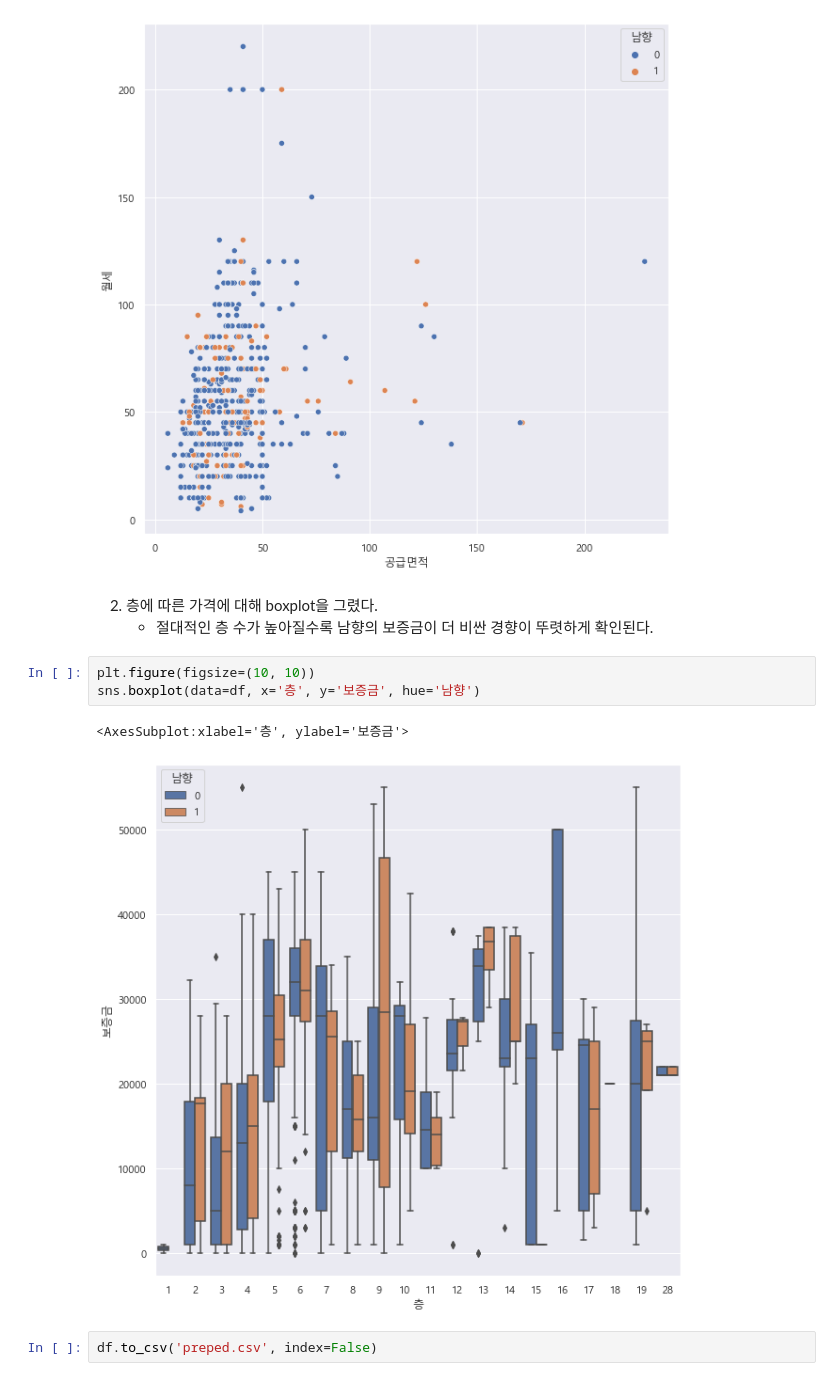
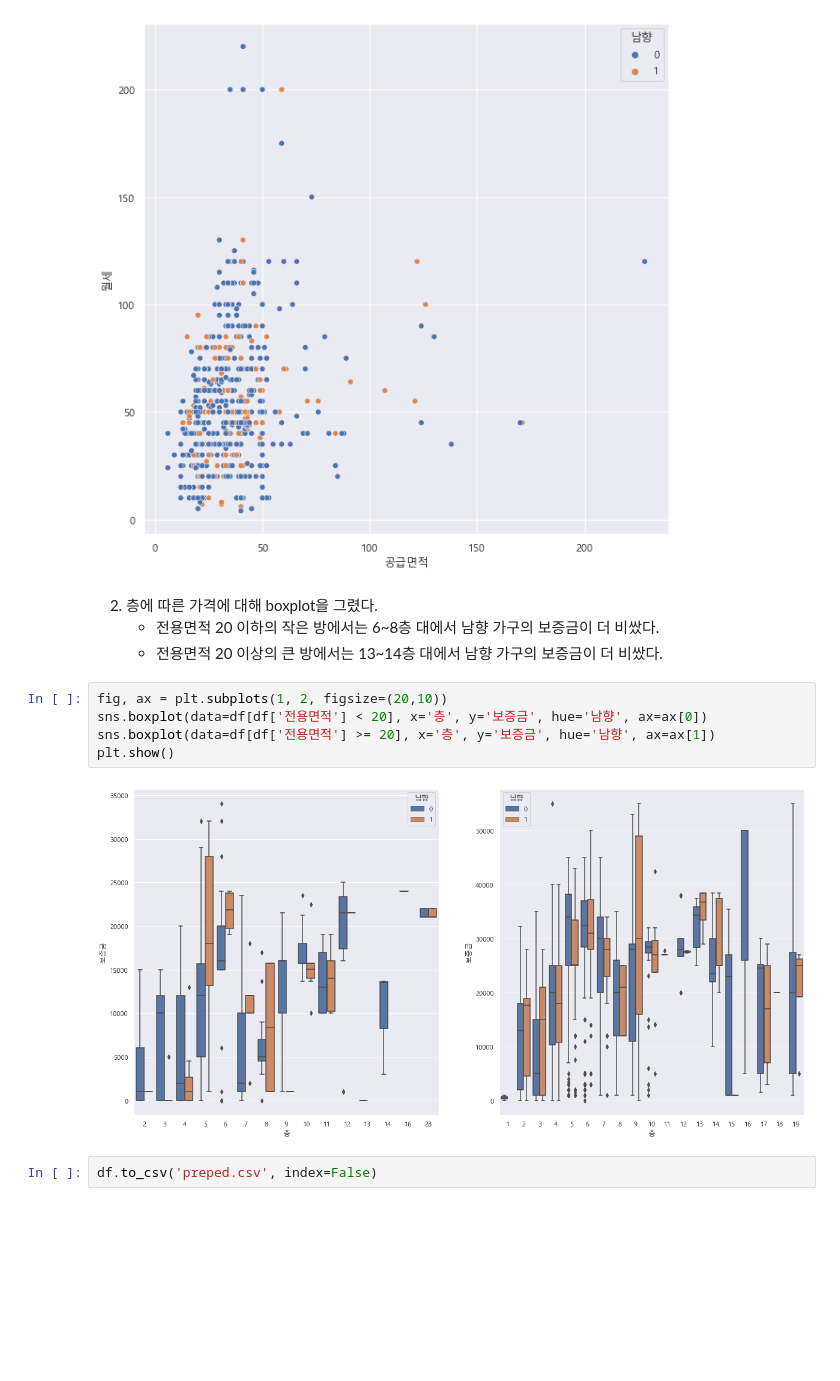
Before and after one commit to jay-d0/DA_hw_repository, a Jupyter notebook: 3주차_EDA/부동산가격_EDA.ipynb, the cells around one changed output. Drawn from its saved outputs; the diff is of its cells as text; blank space fills up the shorter version.

```diff
--- a/3주차_EDA/부동산가격_EDA.ipynb
+++ b/3주차_EDA/부동산가격_EDA.ipynb
@@ -162,14 +162,16 @@ sns.scatterplot(data=df[df['전/월세']==0], x='공급면적', y='월세', hue=
 # %% [output]
 <AxesSubplot:xlabel='공급면적', ylabel='월세'>
 [figure]
-# %% [markdown]
-2. 층에 따른 가격에 대해 boxplot을 그렸다.
-    - 절대적인 층 수가 높아질수록 남향의 보증금이 더 비싼 경향이 뚜렷하게 확인된다.
-# %%
-plt.figure(figsize=(10, 10))
-sns.boxplot(data=df, x='층', y='보증금', hue='남향')
-# %% [output]
-<AxesSubplot:xlabel='층', ylabel='보증금'>
-[figure, removed]
+# %% [markdown]
+2. 층에 따른 가격에 대해 boxplot을 그렸다.
+    - 전용면적 20 이하의 작은 방에서는 6~8층 대에서 남향 가구의 보증금이 더 비쌌다.
+    - 전용면적 20 이상의 큰 방에서는 13~14층 대에서 남향 가구의 보증금이 더 비쌌다.
+# %%
+fig, ax = plt.subplots(1, 2, figsize=(20,10))
+sns.boxplot(data=df[df['전용면적'] < 20], x='층', y='보증금', hue='남향', ax=ax[0])
+sns.boxplot(data=df[df['전용면적'] >= 20], x='층', y='보증금', hue='남향', ax=ax[1])
+plt.show()
+# %% [output]
+[figure, added]
 # %%
 df.to_csv('preped.csv', index=False)
```
Also changed, not shown: 1 other file.
